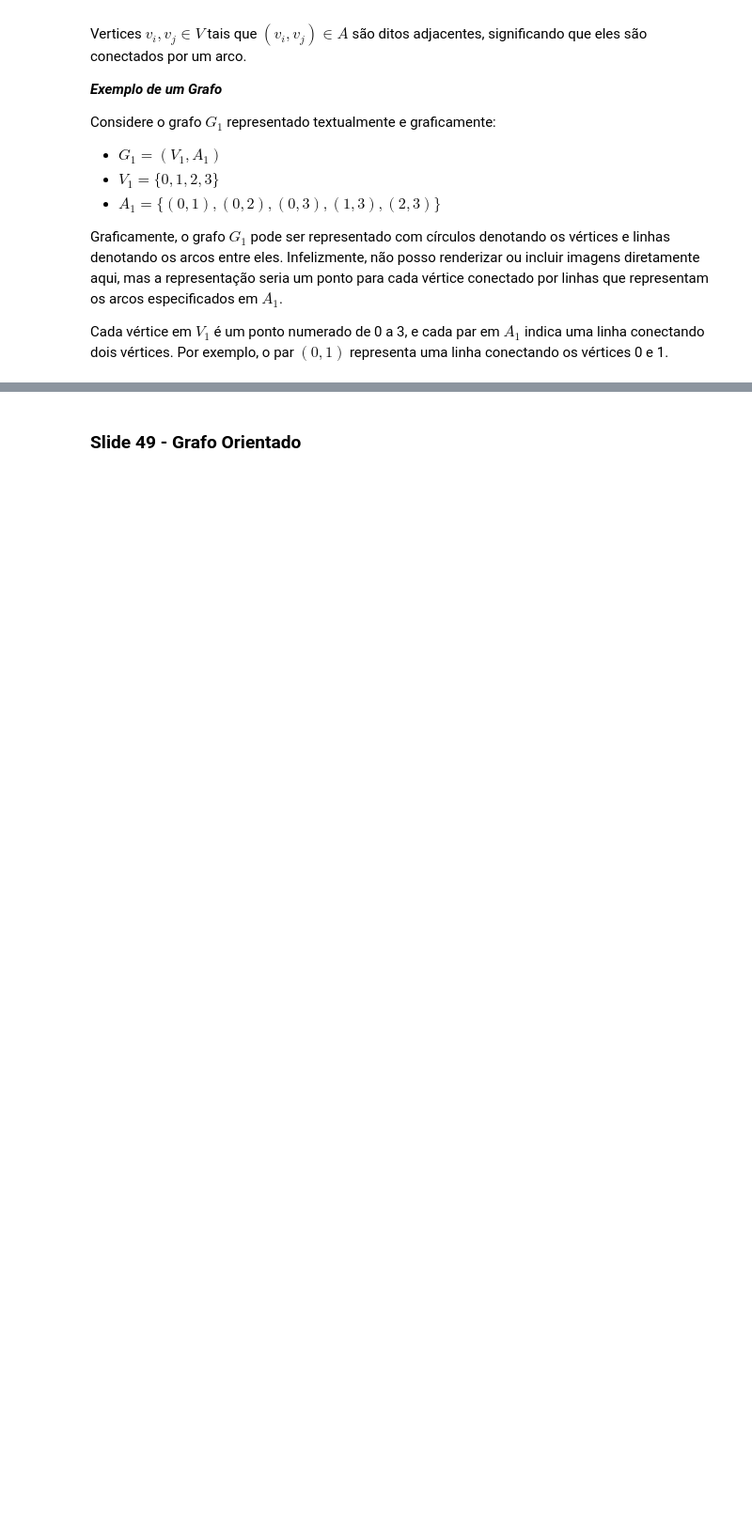
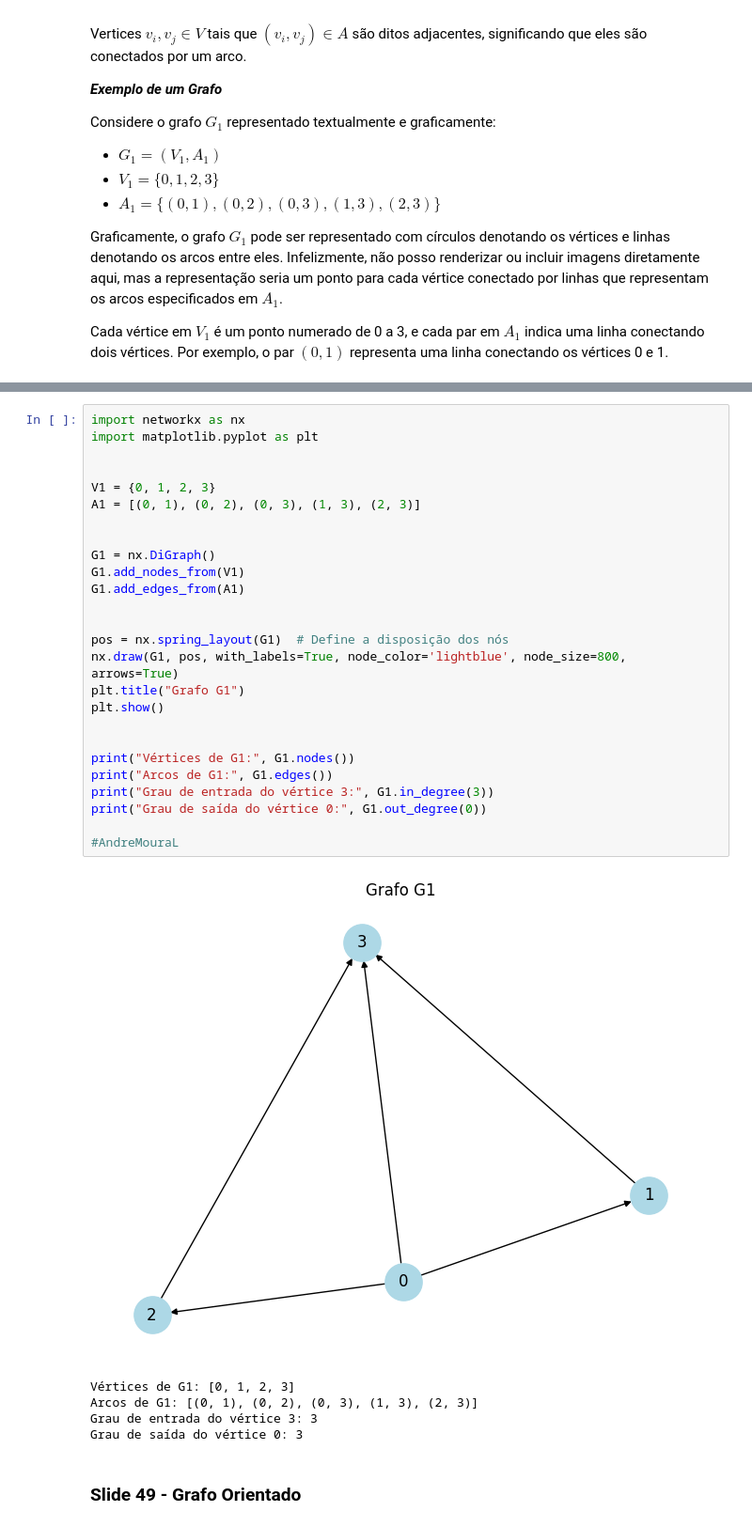
Before and after one commit to AndreMouraL/Elementos-de-matem-tica-discreta, a Jupyter notebook: Elementos_de_matematica_discreta_funcoes.ipynb, the cells around one changed output, grey strips where cells are left out. Shown at 94% size. Cells and saved outputs as stored; diff of their text form; blank space fills up the shorter version.

```diff
--- a/Elementos_de_matematica_discreta_funcoes.ipynb
+++ b/Elementos_de_matematica_discreta_funcoes.ipynb
@@ -1384,3 +1530,35 @@ plt.show()
+# %%
+import networkx as nx
+import matplotlib.pyplot as plt
+
+
+V1 = {0, 1, 2, 3}
+A1 = [(0, 1), (0, 2), (0, 3), (1, 3), (2, 3)]
+
+
+G1 = nx.DiGraph()
+G1.add_nodes_from(V1)
+G1.add_edges_from(A1)
+
+
+pos = nx.spring_layout(G1)  # Define a disposição dos nós
+nx.draw(G1, pos, with_labels=True, node_color='lightblue', node_size=800, arrows=True)
+plt.title("Grafo G1")
+plt.show()
+
+
+print("Vértices de G1:", G1.nodes())
+print("Arcos de G1:", G1.edges())
+print("Grau de entrada do vértice 3:", G1.in_degree(3))
+print("Grau de saída do vértice 0:", G1.out_degree(0))
+
+#AndreMouraL
+# %% [output]
+[figure, added]
+Vértices de G1: [0, 1, 2, 3]
+Arcos de G1: [(0, 1), (0, 2), (0, 3), (1, 3), (2, 3)]
+Grau de entrada do vértice 3: 3
+Grau de saída do vértice 0: 3
 # %% [markdown]
 ### Slide 49 - Grafo Orientado
 # %% [markdown]
```
Also changed, not shown: parts of 46 cells of this notebook.
